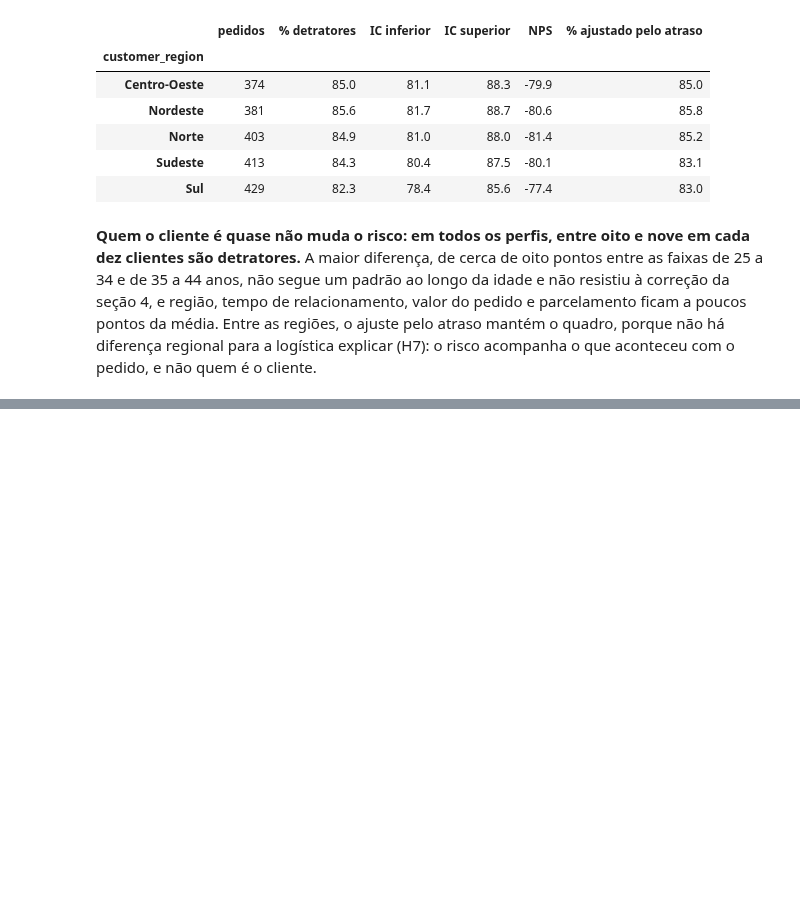
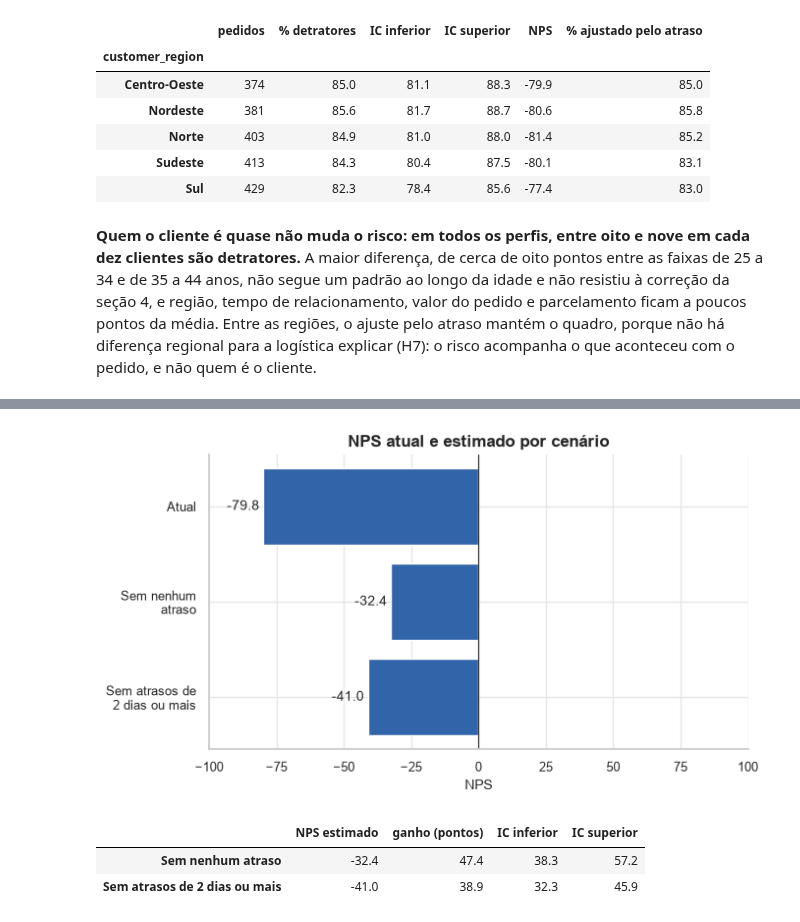
Before and after one commit to jpvbrandaos/tech-challenge-nps-preditivo, a Jupyter notebook: notebooks/02_eda.ipynb, the cells around one changed output, grey strips where cells are left out. Saved outputs shown, nothing was run; the diff lists cells and outputs as text; code cells hidden in the pictures; blank space fills up the shorter version.

Commit message:
feat: adiciona as hipóteses, a oportunidade e as referências para o modelo
Refs #9

```diff
--- a/notebooks/02_eda.ipynb
+++ b/notebooks/02_eda.ipynb
@@ -458,0 +630,77 @@ regions.round(1)
+# %%
+# Em cada cenário, os pedidos afetados passam a ter a mistura dos pedidos sem atraso
+reference = "delivery_delay_days == 0"
+scenarios = {"Sem nenhum atraso": "delivery_delay_days > 0"}
+
+cut = breakpoints.loc["Dias de atraso", "a partir de"]
+
+if not np.isnan(cut):
+    scenarios[f"Sem atrasos de {cut:.0f} dias ou mais"] = (
+        f"delivery_delay_days >= {cut}"
+    )
+
+orders = train[["delivery_delay_days", "nps_category"]]
+
+opportunity = pd.DataFrame(
+    {
+        name: bootstrap_statistic(
+            orders,
+            partial(nps_gain, affected=rule, reference=reference),
+        )
+        for name, rule in scenarios.items()
+    }
+).T.drop(columns="p-valor")
+
+opportunity = opportunity.rename(columns={"efeito": "ganho (pontos)"})
+
+current = nps_of(train["nps_category"])
+
+opportunity.insert(
+    0,
+    "NPS estimado",
+    current + opportunity["ganho (pontos)"],
+)
+
+nps = pd.concat(
+    [
+        pd.Series({"Atual": current}),
+        opportunity["NPS estimado"],
+    ]
+)
+
+labels = [
+    textwrap.fill(label, width=15)
+    for label in nps.index[::-1]
+]
+
+fig, ax = plt.subplots(figsize=(7, 4))
+
+bars = ax.barh(
+    labels,
+    nps[::-1],
+    color=ACCENT,
+)
+
+ax.bar_label(
+    bars,
+    fmt="%.1f",
+    padding=3,
+    fontsize=10,
+)
+
+ax.axvline(0, color="#2B2B2B", linewidth=0.8)
+ax.set_xlim(-100, 100)
+ax.set_xlabel("NPS")
+ax.set_title("NPS atual e estimado por cenário")
+
+fig.tight_layout()
+
+save_figure(fig, "10_tamanho_da_oportunidade")
+plt.show()
+
+opportunity.round(1)
+# %% [output]
+[figure, added]
+|  | NPS estimado | ganho (pontos) | IC inferior | IC superior |
+| Sem nenhum atraso | -32.4 | 47.4 | 38.3 | 57.2 |
+| Sem atrasos de 2 dias ou mais | -41.0 | 38.9 | 32.3 | 45.9 |
```
Also changed, not shown: parts of 9 cells of this notebook, 1 other file.
